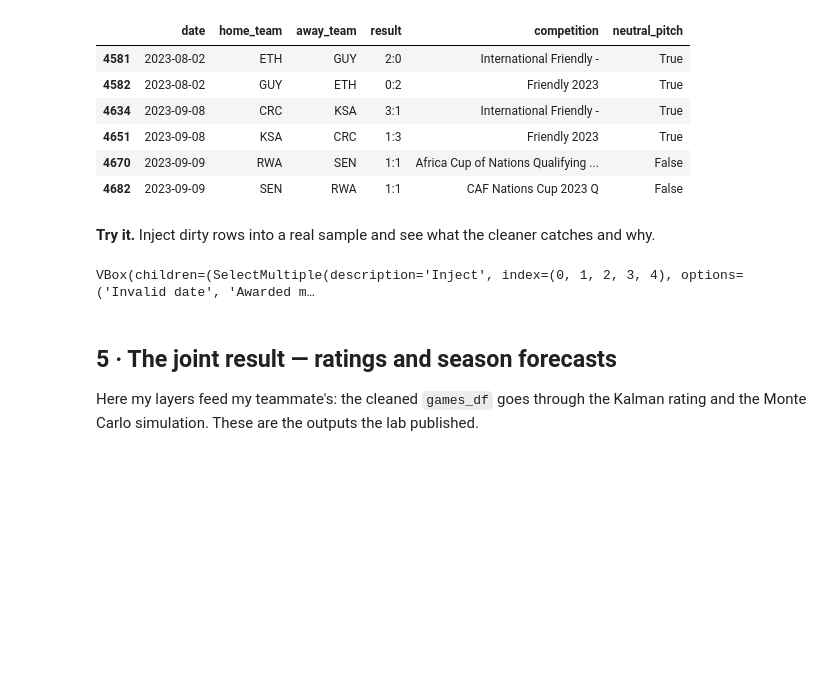
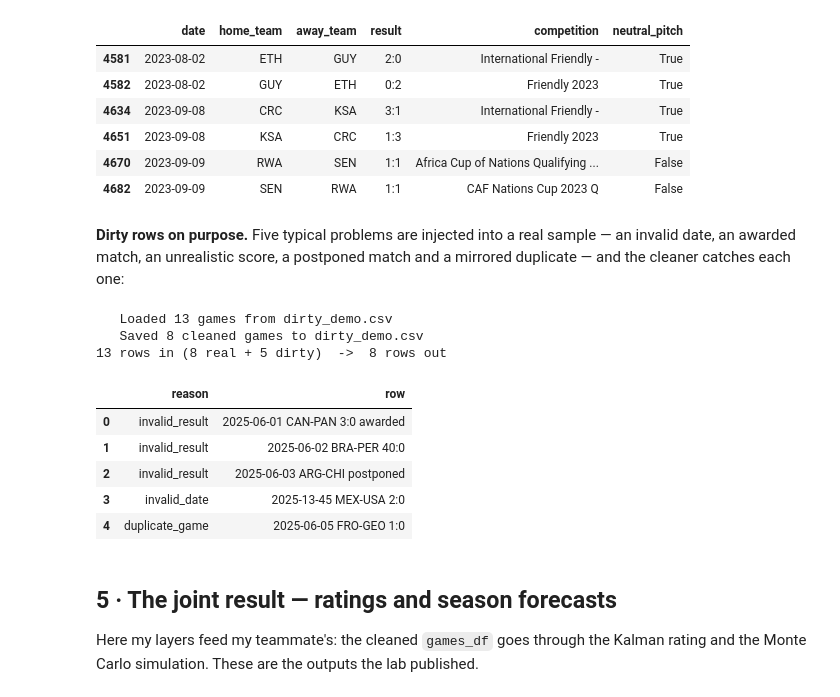
Before and after one commit to cortezxm/brbalab-cortez, a Jupyter notebook: brbalab_pipeline.ipynb, the cells around one changed output. Saved outputs shown, nothing was run; the diff lists cells and outputs as text; code cells hidden in the pictures; blank space fills up the shorter version.

```diff
--- a/brbalab_pipeline.ipynb
+++ b/brbalab_pipeline.ipynb
@@ -276,48 +276,37 @@ mirrored[["date", "home_team", "away_team", "result", "competition", "neutral_pi
 | 4670 | 2023-09-09 | RWA | SEN | 1:1 | Africa Cup of Nations Qualifying ... | False |
 | 4682 | 2023-09-09 | SEN | RWA | 1:1 | CAF Nations Cup 2023 Q | False |
 # %% [markdown]
-**Try it.** Inject dirty rows into a real sample and see what the cleaner catches and why.
+**Dirty rows on purpose.** Five typical problems are injected into a real sample — an invalid date, an awarded match, an unrealistic score, a postponed match and a mirrored duplicate — and the cleaner catches each one:
 # %%
-import ipywidgets as w
-
-INJECT = {
+DIRTY = {
     "Invalid date":             {"date": "2025-13-45", "home_team": "MEX", "away_team": "USA", "result": "2:0"},
     "Awarded match (walkover)": {"date": "2025-06-01", "home_team": "CAN", "away_team": "PAN", "result": "3:0 awarded"},
     "Unrealistic score":        {"date": "2025-06-02", "home_team": "BRA", "away_team": "PER", "result": "40:0"},
     "Postponed":                {"date": "2025-06-03", "home_team": "ARG", "away_team": "CHI", "result": "postponed"},
-    "Mirrored duplicate":       "mirror",
 }
-pick = w.SelectMultiple(options=list(INJECT), value=list(INJECT), rows=5, description="Inject")
-go = w.Button(description="Clean", button_style="primary")
-out = w.Output()
+sample = raw.sample(8, random_state=1).copy()
+base = sample.iloc[0].to_dict()
+mirror = {**base, "home_team": base["away_team"], "away_team": base["home_team"]}
+dirty = pd.concat([sample, pd.DataFrame([{**base, **row} for row in DIRTY.values()] + [mirror])], ignore_index=True)
+dirty["index"] = range(len(dirty))
+dirty.to_csv("dirty_demo.csv", index=False)
 
-def run_cleaner(_):
-    sample = raw.sample(8, random_state=1).copy()
-    extra = []
-    for name in pick.value:
-        if INJECT[name] == "mirror":
-            r = sample.iloc[0].copy()
-            r["home_team"], r["away_team"] = r["away_team"], r["home_team"]
-            extra.append(r)
-        else:
-            extra.append(pd.Series({**sample.iloc[0].to_dict(), **INJECT[name]}))
-    dirty = pd.concat([sample, pd.DataFrame(extra)], ignore_index=True)
-    dirty["index"] = range(len(dirty))
-    dirty.to_csv("widget_demo.csv", index=False)
-    c = FIFADataCleaner()
-    _, clean = c.clean_data("widget_demo.csv")
-    with out:
-        out.clear_output()
-        print(f"{len(dirty)} rows in  ->  {len(clean)} rows out")
-        caught = pd.DataFrame(c.removed_rows)
-        if not caught.empty:
-            caught["row"] = caught["data"].map(lambda d: f"{d.get('date')} {d.get('home_team')}-{d.get('away_team')} {d.get('result', '')}")
-            display(caught[["reason", "row"]])
-
-go.on_click(run_cleaner)
-display(w.VBox([pick, go, out]))
+demo = FIFADataCleaner()
+_, clean = demo.clean_data("dirty_demo.csv")
+print(f"{len(dirty)} rows in (8 real + 5 dirty)  ->  {len(clean)} rows out")
+caught = pd.DataFrame(demo.removed_rows)
+caught["row"] = caught["data"].map(lambda d: f"{d.get('date')} {d.get('home_team')}-{d.get('away_team')} {d.get('result', '')}")
+caught[["reason", "row"]]
 # %% [output]
-VBox(children=(SelectMultiple(description='Inject', index=(0, 1, 2, 3, 4), options=('Invalid date', 'Awarded m…
+   Loaded 13 games from dirty_demo.csv
+   Saved 8 cleaned games to dirty_demo.csv
+13 rows in (8 real + 5 dirty)  ->  8 rows out
+|  | reason | row |
+| 0 | invalid_result | 2025-06-01 CAN-PAN 3:0 awarded |
+| 1 | invalid_result | 2025-06-02 BRA-PER 40:0 |
+| 2 | invalid_result | 2025-06-03 ARG-CHI postponed |
+| 3 | invalid_date | 2025-13-45 MEX-USA 2:0 |
+| 4 | duplicate_game | 2025-06-05 FRO-GEO 1:0 |
 # %% [markdown]
 ## 5 · The joint result — ratings and season forecasts
 
```
Also changed, not shown: parts of 6 cells of this notebook, 1 other file.
